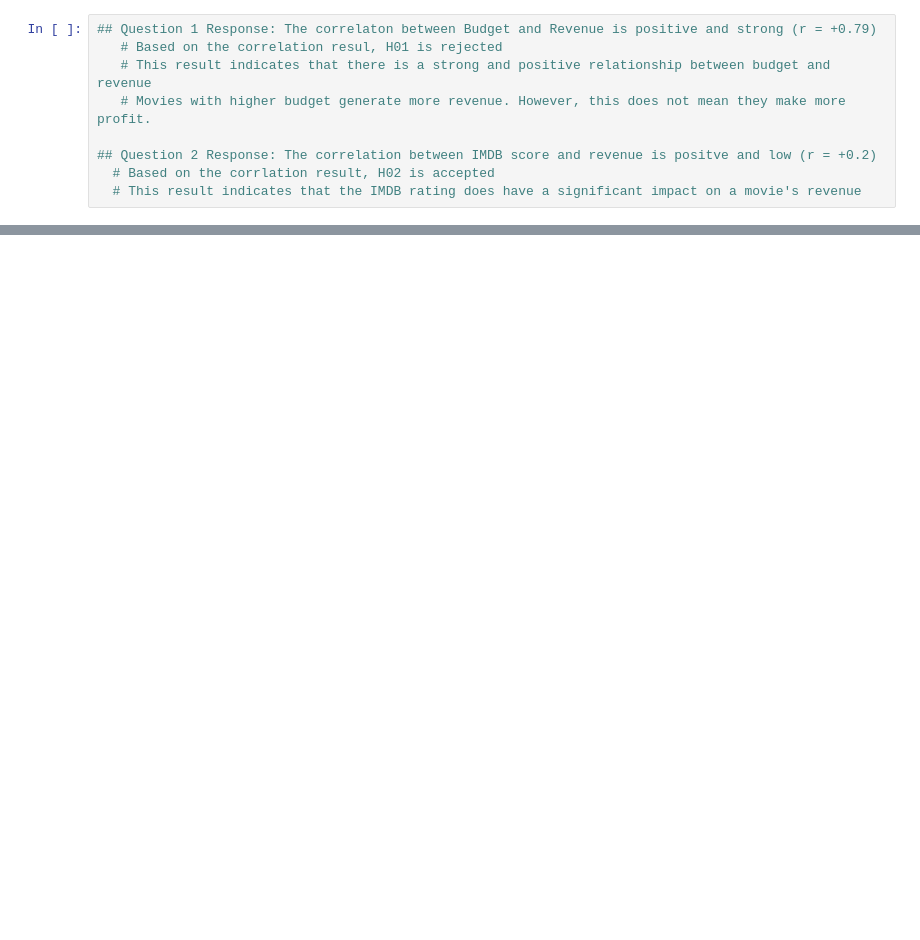
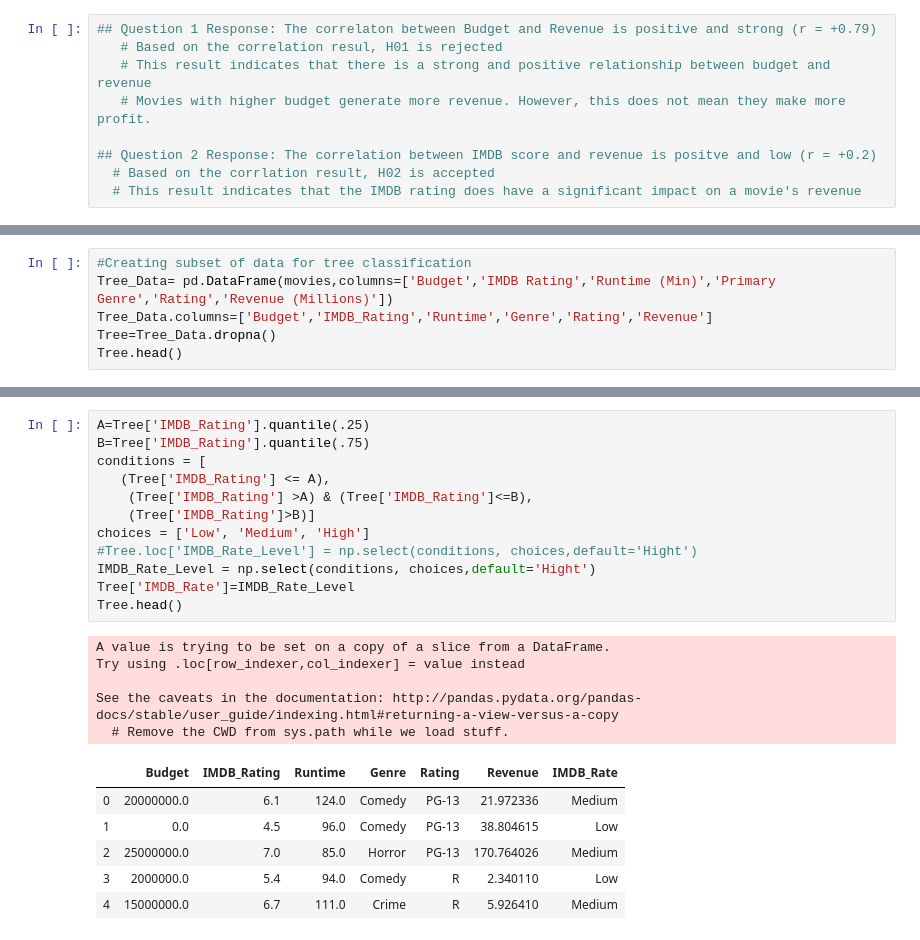
Before and after one commit to herge008/Project1, a Jupyter notebook: Resources/Initial analysis_Nene.ipynb, the cells around one changed output, grey strips where cells are left out. Saved outputs shown, nothing was run; the diff lists cells and outputs as text; blank space fills up the shorter version.

```diff
--- a/Resources/Initial analysis_Nene.ipynb
+++ b/Resources/Initial analysis_Nene.ipynb
@@ -120,0 +127,6 @@ array([[<matplotlib.axes._subplots.AxesSubplot object at 0x...>,
+# %%
+#Creating subset of data for tree classification
+Tree_Data= pd.DataFrame(movies,columns=['Budget','IMDB Rating','Runtime (Min)','Primary Genre','Rating','Revenue (Millions)'])
+Tree_Data.columns=['Budget','IMDB_Rating','Runtime','Genre','Rating','Revenue']
+Tree=Tree_Data.dropna()
+Tree.head()
@@ -120,0 +140,24 @@ array([[<matplotlib.axes._subplots.AxesSubplot object at 0x...>,
+# %%
+A=Tree['IMDB_Rating'].quantile(.25)
+B=Tree['IMDB_Rating'].quantile(.75)
+conditions = [
+   (Tree['IMDB_Rating'] <= A),
+    (Tree['IMDB_Rating'] >A) & (Tree['IMDB_Rating']<=B),
+    (Tree['IMDB_Rating']>B)]
+choices = ['Low', 'Medium', 'High']
+#Tree.loc['IMDB_Rate_Level'] = np.select(conditions, choices,default='Hight')
+IMDB_Rate_Level = np.select(conditions, choices,default='Hight')
+Tree['IMDB_Rate']=IMDB_Rate_Level
+Tree.head()
+# %% [output]
+A value is trying to be set on a copy of a slice from a DataFrame.
+Try using .loc[row_indexer,col_indexer] = value instead
+
+See the caveats in the documentation: http://pandas.pydata.org/pandas-docs/stable/user_guide/indexing.html#returning-a-view-versus-a-copy
+  # Remove the CWD from sys.path while we load stuff.
+|  | Budget | IMDB_Rating | Runtime | Genre | Rating | Revenue | IMDB_Rate |
+| 0 | 20000000.0 | 6.1 | 124.0 | Comedy | PG-13 | 21.972336 | Medium |
+| 1 | 0.0 | 4.5 | 96.0 | Comedy | PG-13 | 38.804615 | Low |
+| 2 | 25000000.0 | 7.0 | 85.0 | Horror | PG-13 | 170.764026 | Medium |
+| 3 | 2000000.0 | 5.4 | 94.0 | Comedy | R | 2.340110 | Low |
+| 4 | 15000000.0 | 6.7 | 111.0 | Crime | R | 5.926410 | Medium |
```
Also changed, not shown: parts of 17 cells of this notebook, 17 other files.
